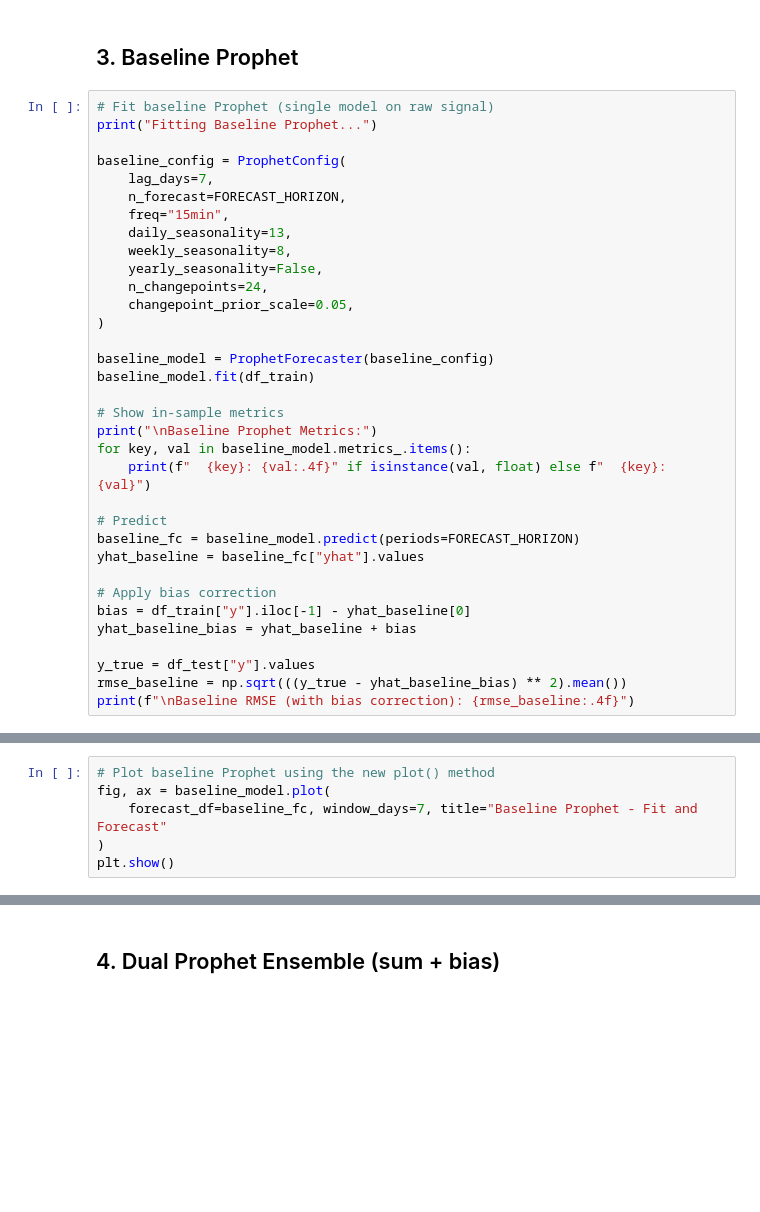
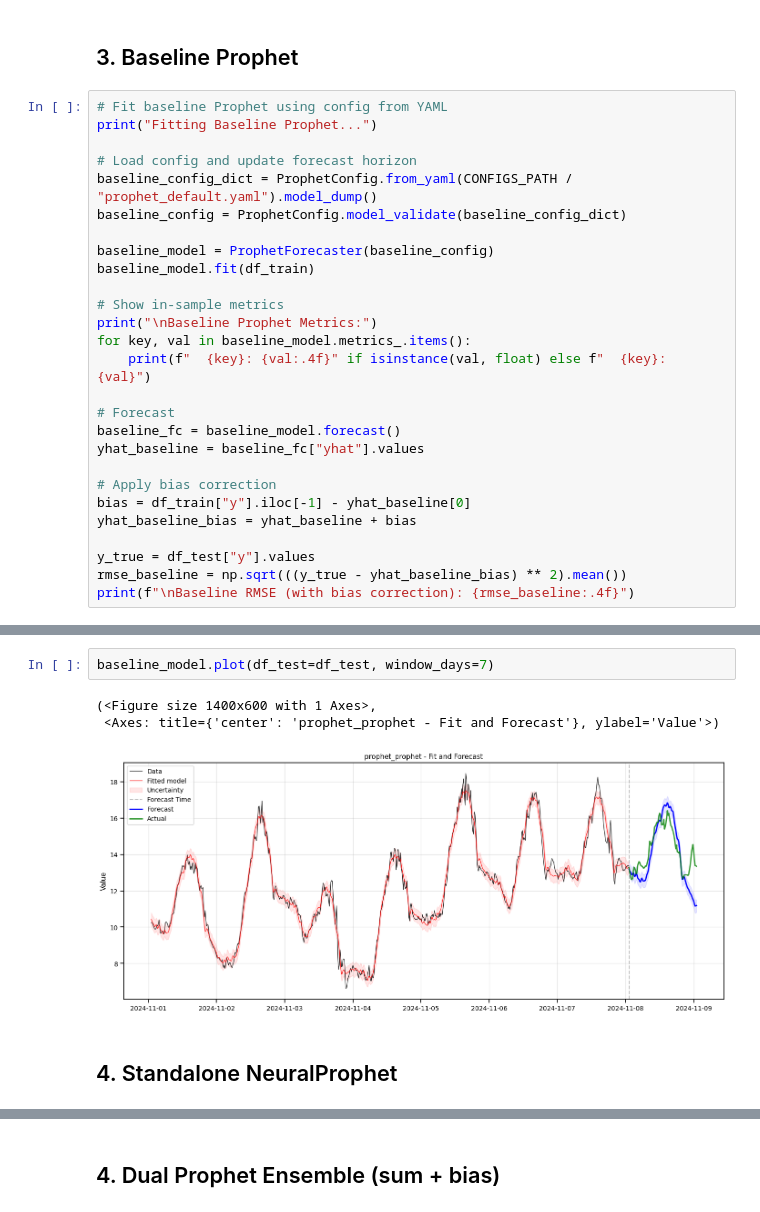
Before and after one commit to estevesjh/RubinsOracle, a Jupyter notebook: examples/compare_forecast_models.ipynb, the cells around one changed output, grey strips where cells are left out. Drawn from its saved outputs; the diff is of its cells as text; blank space fills up the shorter version.

Commit message:
debug version of neuralprophet plot working for decomposer and vanilla

```diff
--- a/examples/compare_forecast_models.ipynb
+++ b/examples/compare_forecast_models.ipynb
@@ -129,19 +134,12 @@ Forecast start: 2024-11-08 01:15:00
 # %% [markdown]
 ## 3. Baseline Prophet
 # %%
-# Fit baseline Prophet (single model on raw signal)
+# Fit baseline Prophet using config from YAML
 print("Fitting Baseline Prophet...")
 
-baseline_config = ProphetConfig(
-    lag_days=7,
-    n_forecast=FORECAST_HORIZON,
-    freq="15min",
-    daily_seasonality=13,
-    weekly_seasonality=8,
-    yearly_seasonality=False,
-    n_changepoints=24,
-    changepoint_prior_scale=0.05,
-)
+# Load config and update forecast horizon
+baseline_config_dict = ProphetConfig.from_yaml(CONFIGS_PATH / "prophet_default.yaml").model_dump()
+baseline_config = ProphetConfig.model_validate(baseline_config_dict)
 
 baseline_model = ProphetForecaster(baseline_config)
 baseline_model.fit(df_train)
@@ -151,8 +149,8 @@ print("\nBaseline Prophet Metrics:")
 for key, val in baseline_model.metrics_.items():
     print(f"  {key}: {val:.4f}" if isinstance(val, float) else f"  {key}: {val}")
 
-# Predict
-baseline_fc = baseline_model.predict(periods=FORECAST_HORIZON)
+# Forecast
+baseline_fc = baseline_model.forecast()
 yhat_baseline = baseline_fc["yhat"].values
 
 # Apply bias correction
@@ -165,6 +173,8 @@ print(f"\nBaseline RMSE (with bias correction): {rmse_baseline:.4f}")
-# %%
-# Plot baseline Prophet using the new plot() method
-fig, ax = baseline_model.plot(
-    forecast_df=baseline_fc, window_days=7, title="Baseline Prophet - Fit and Forecast"
-)
-plt.show()
+# %%
+baseline_model.plot(df_test=df_test, window_days=7)
+# %% [output]
+(<Figure size 1400x600 with 1 Axes>,
+ <Axes: title={'center': 'prophet_prophet - Fit and Forecast'}, ylabel='Value'>)
+[figure, added]
+# %% [markdown]
+## 4. Standalone NeuralProphet
```
Also changed, not shown: parts of 21 cells of this notebook, 15 other files.
